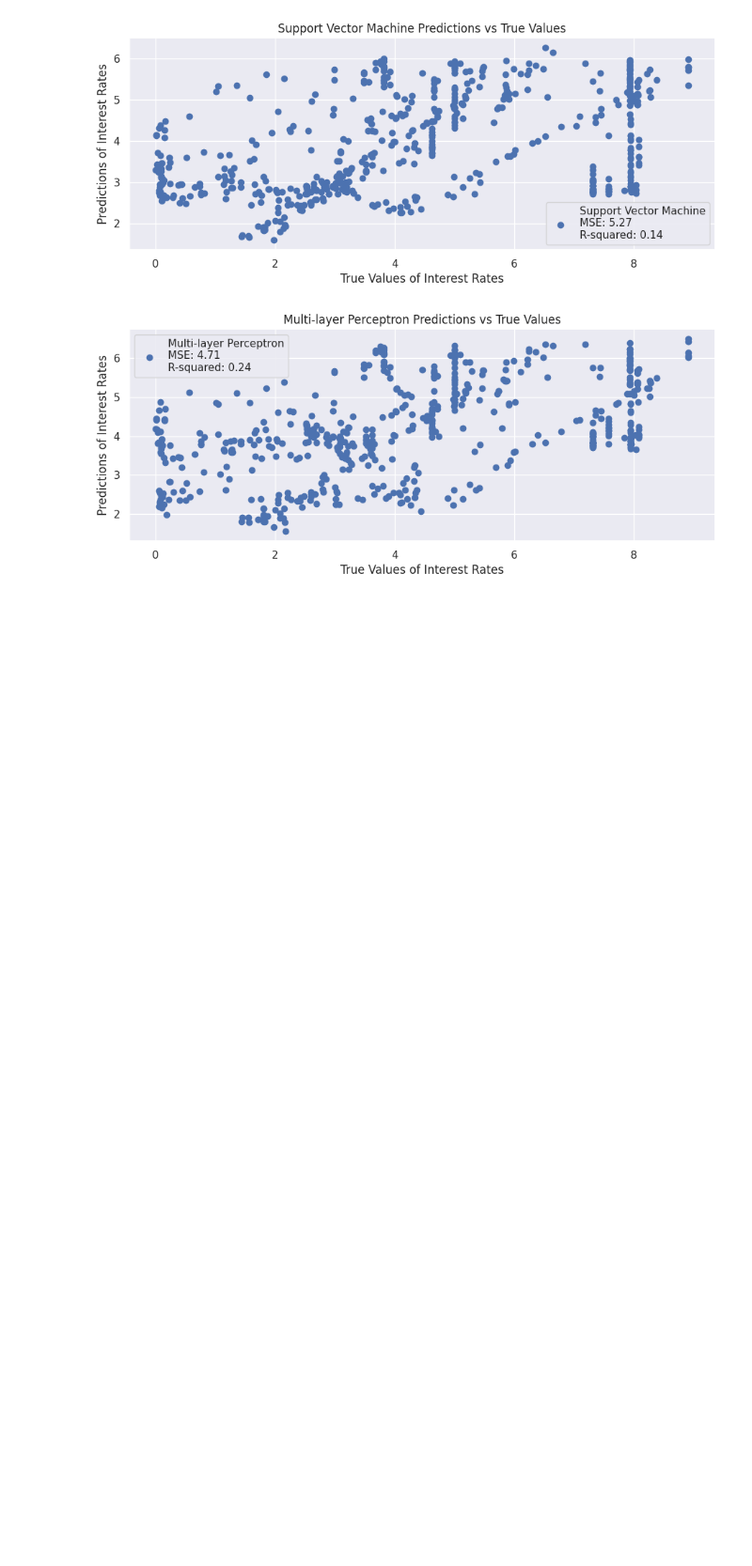
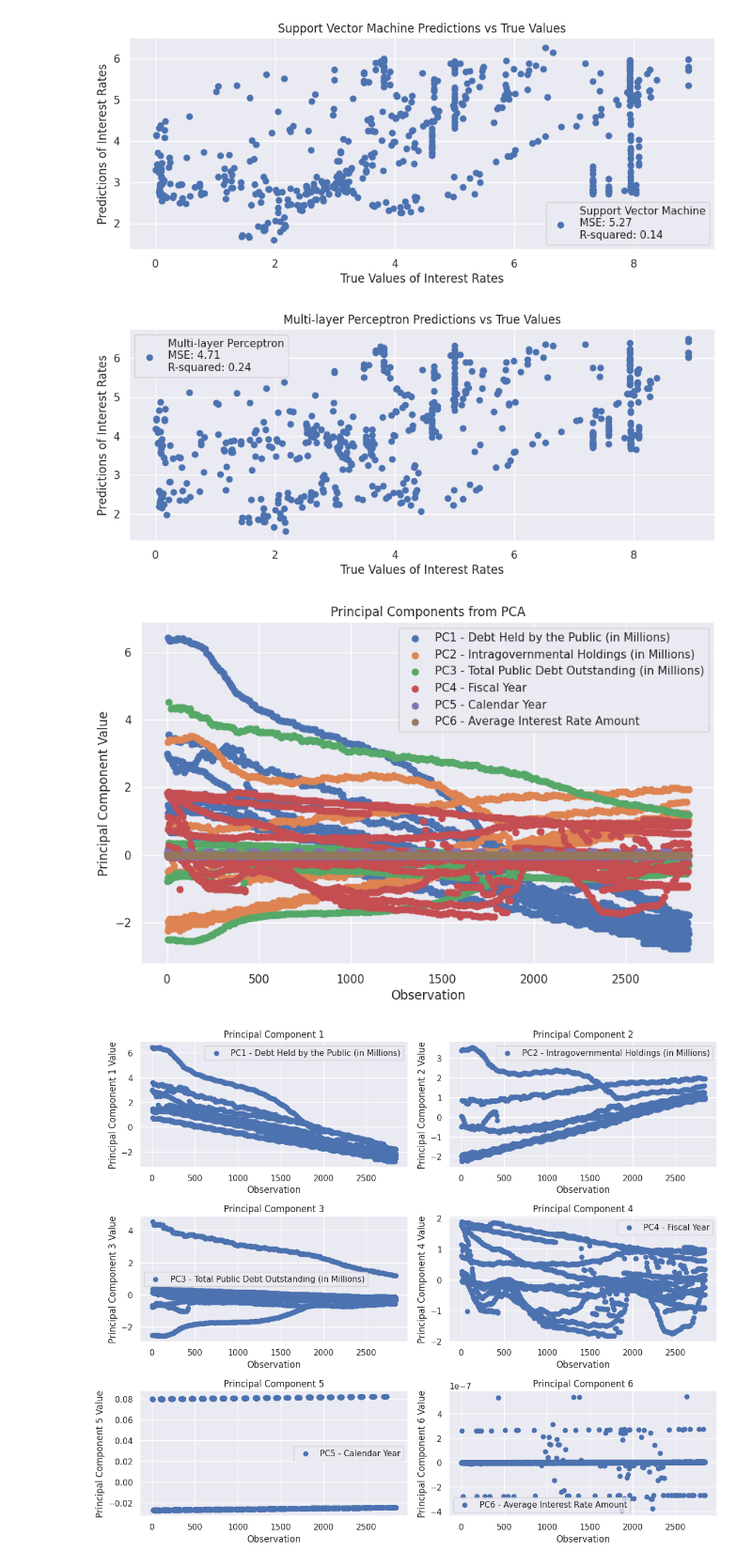
Before and after one commit to felabonte/DataMiningFinalProject, a Jupyter notebook: CS6220_DataMining_FinalProject.ipynb, the cells around one changed output. Shown at 94% size. Drawn from its saved outputs; the diff is of its cells as text; code cells hidden in the pictures; blank space fills up the shorter version.

Commit message:
Adding a PCA section with 6 looked at features and plotting

```diff
--- a/CS6220_DataMining_FinalProject.ipynb
+++ b/CS6220_DataMining_FinalProject.ipynb
@@ -1048,3 +1046,49 @@ R-squared: 0.23545934429092896
 [figure]
 [figure]
 [figure]
+# %%
+import pandas as pd
+from sklearn.decomposition import PCA
+from sklearn.preprocessing import StandardScaler
+import matplotlib.pyplot as plt
+
+# Select features from the TMS_IR_merged_df dataset
+X = TMS_IR_merged_df[['Debt Held by the Public (in Millions)', 'Intragovernmental Holdings (in Millions)',
+                      'Total Public Debt Outstanding (in Millions)', 'Fiscal Year',
+                      'Calendar Year', 'Average Interest Rate Amount']]
+
+# Standardize features
+scaler = StandardScaler()
+X_scaled = scaler.fit_transform(X)
+
+# Apply PCA
+n_components = min(X.shape[1], 6)  # Adjust the number of components based on your preference
+pca = PCA(n_components=n_components)
+X_pca = pca.fit_transform(X_scaled)
+
+# Plot PCA results in one comparison plot with feature names
+plt.figure(figsize=(10, 6))
+for i in range(n_components):
+    plt.scatter(range(1, len(X_pca) + 1), X_pca[:, i], label=f'PC{i + 1} - {X.columns[i]}')
+
+plt.xlabel('Observation')
+plt.ylabel('Principal Component Value')
+plt.legend()
+plt.title('Principal Components from PCA')
+plt.show()
+
+# Plot them all in their own PCA plots with feature names
+plt.figure(figsize=(12, 10))
+for i in range(n_components):
+    plt.subplot(3, 2, i + 1)
+    plt.scatter(range(1, len(X_pca) + 1), X_pca[:, i], label=f'PC{i + 1} - {X.columns[i]}')
+    plt.xlabel('Observation')
+    plt.ylabel(f'Principal Component {i + 1} Value')
+    plt.title(f'Principal Component {i + 1}')
+    plt.legend()
+
+plt.tight_layout()
+plt.show()
+# %% [output]
+[figure, added]
+[figure, added]
```
Also changed, not shown: parts of 1 cell of this notebook.
